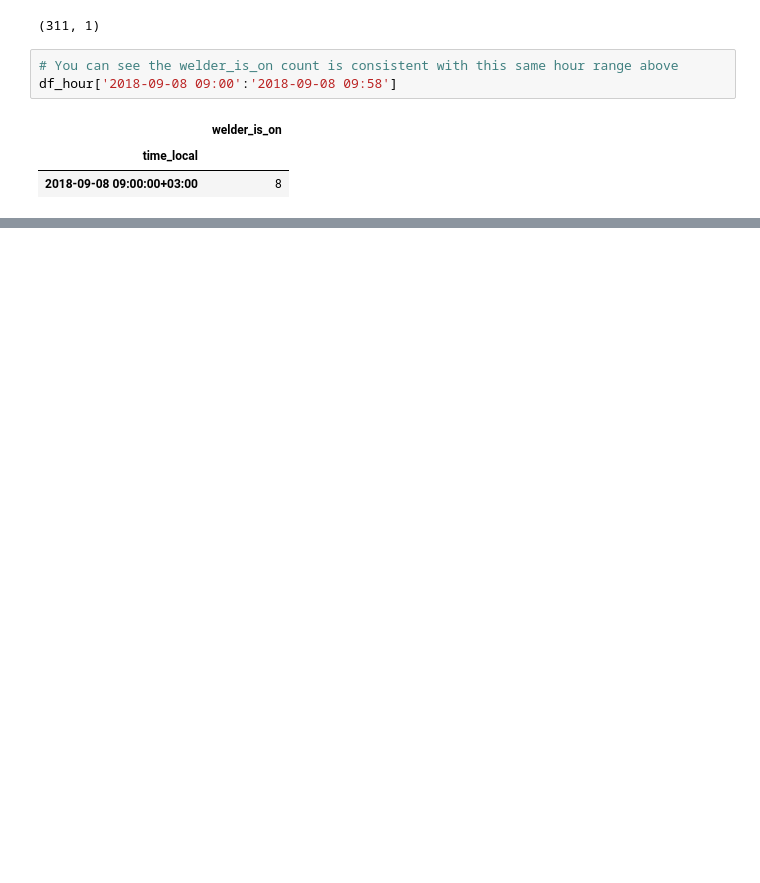
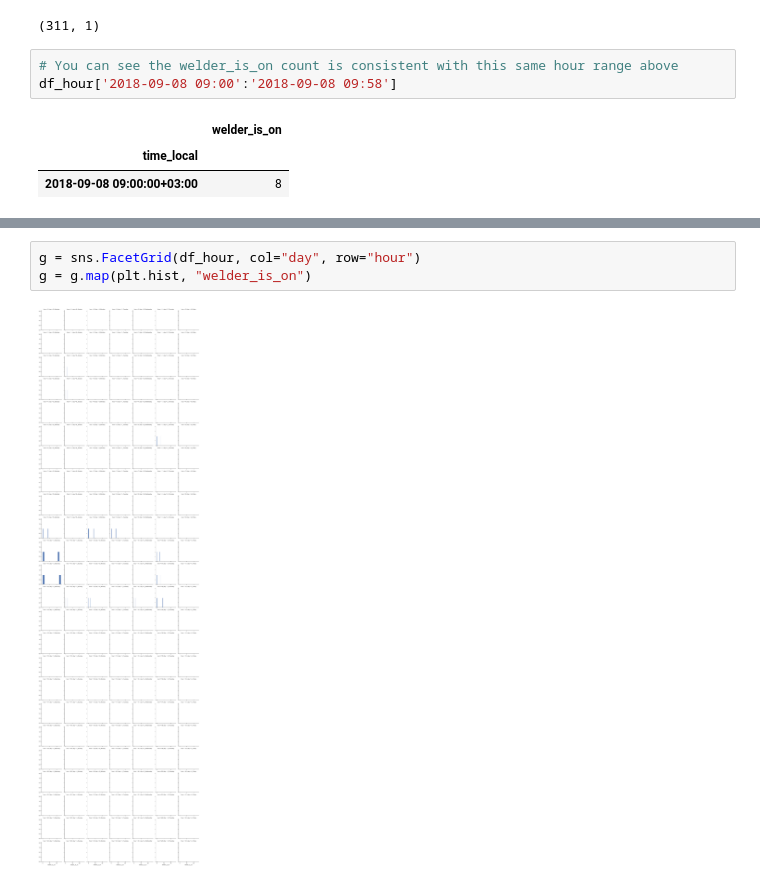
Before and after one commit to RadiantLabs/microgrid-appliance-analysis, a Jupyter notebook: scripts/transform_load_profile.ipynb, the cells around one changed output, grey strips where cells are left out. Cells and saved outputs as stored; diff of their text form; blank space fills up the shorter version.

```diff
--- a/scripts/transform_load_profile.ipynb
+++ b/scripts/transform_load_profile.ipynb
@@ -203,0 +246,5 @@ df_mondays
+# %%
+g = sns.FacetGrid(df_hour, col="day", row="hour")
+g = g.map(plt.hist, "welder_is_on")
+# %% [output]
+[figure, added]
```
Also changed, not shown: parts of 23 cells of this notebook, 5 other files.
